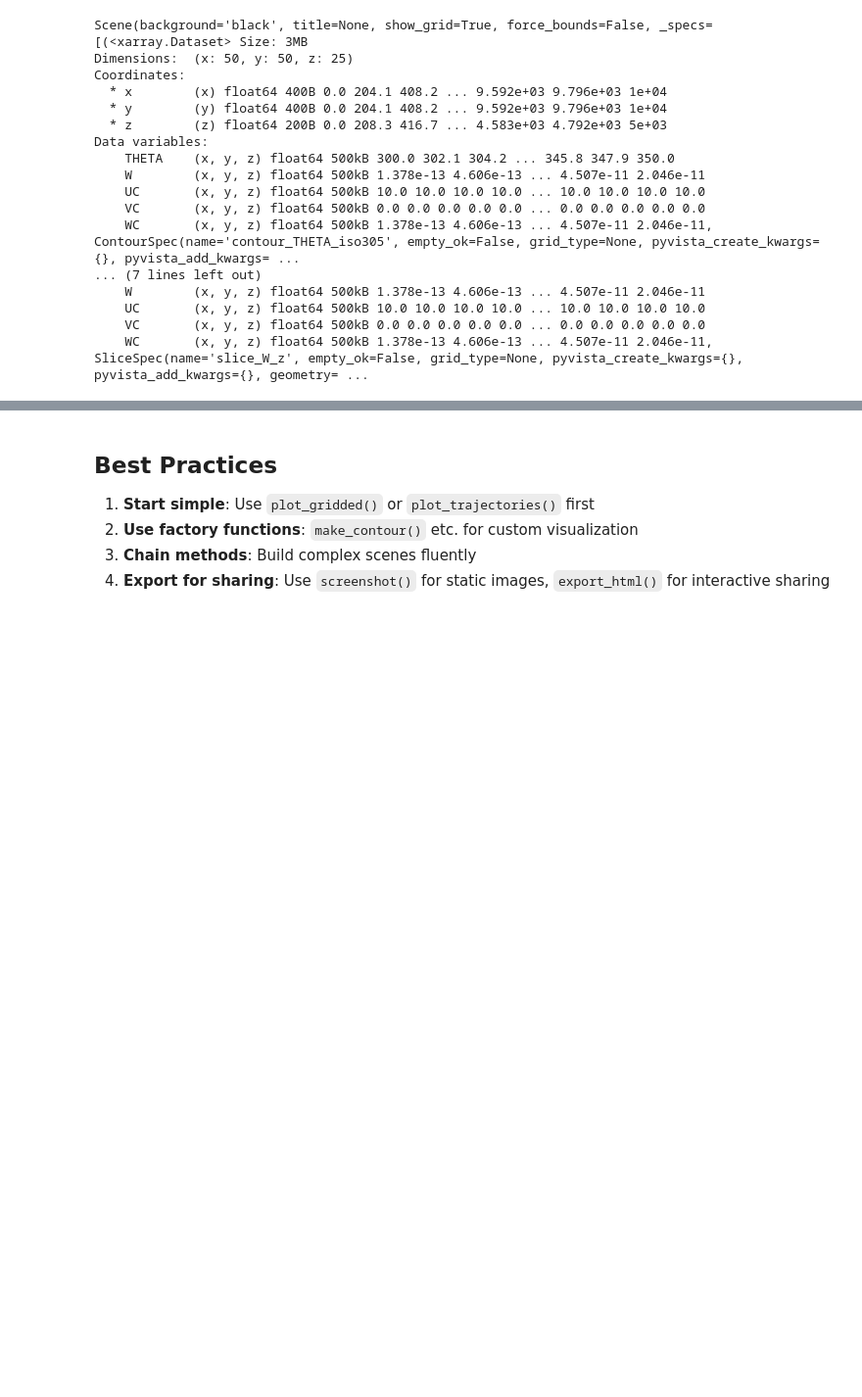
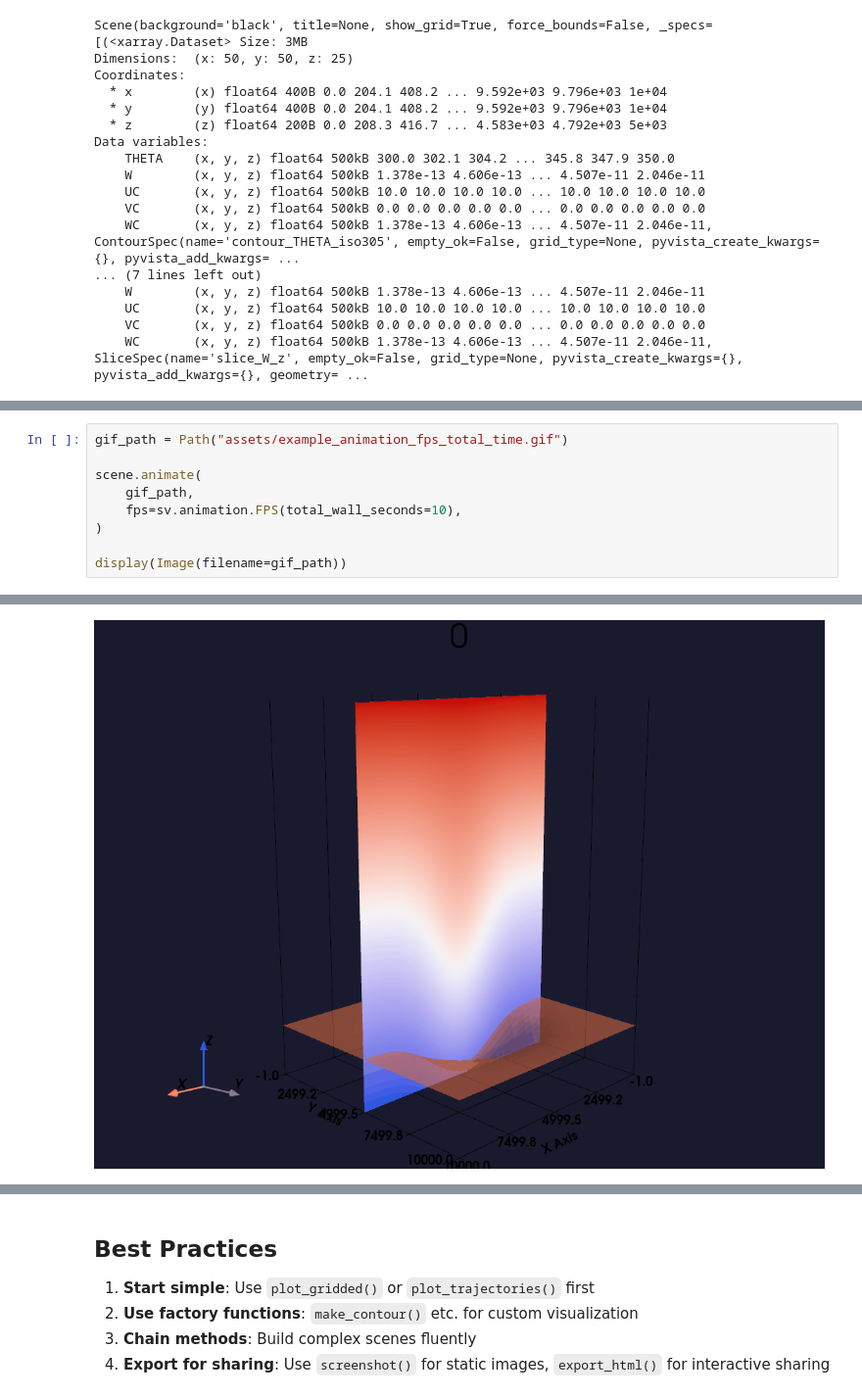
Before and after one commit to cmdavis4/skyvista, a Jupyter notebook: docs/API_guide.ipynb, the cells around one changed output, grey strips where cells are left out. Shown at 98% size. Saved outputs shown, nothing was run; the diff lists cells and outputs as text; blank space fills up the shorter version.

```diff
--- a/docs/API_guide.ipynb
+++ b/docs/API_guide.ipynb
@@ -647,0 +756,10 @@ Data variables:
+# %%
+gif_path = Path("assets/example_animation_fps_total_time.gif")
+
+scene.animate(
+    gif_path,
+    fps=sv.animation.FPS(total_wall_seconds=10),
+)
+
+display(Image(filename=gif_path))
+# %% [output]
@@ -647,0 +767 @@ Data variables:
+[figure, added]
```
Also changed, not shown: parts of 10 cells of this notebook, 10 other files.
